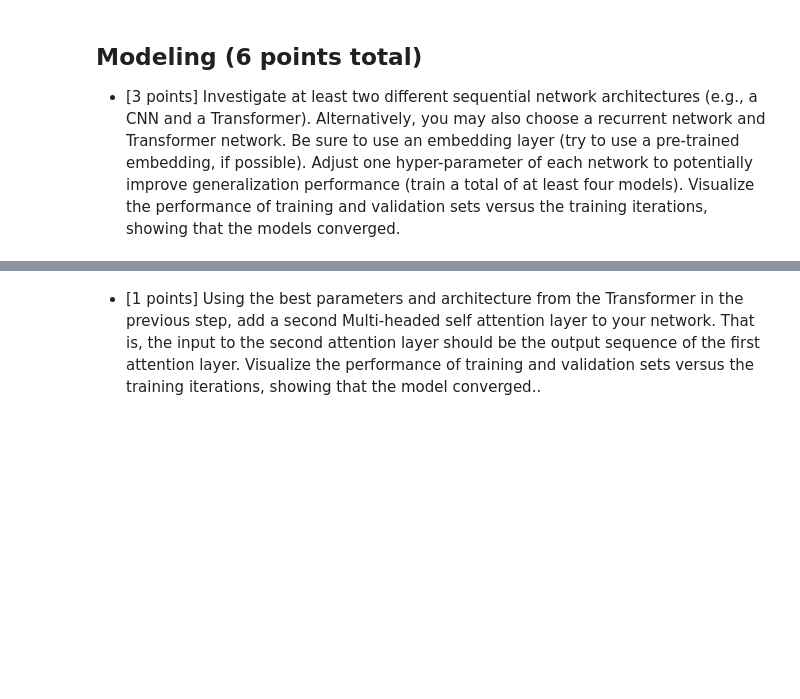
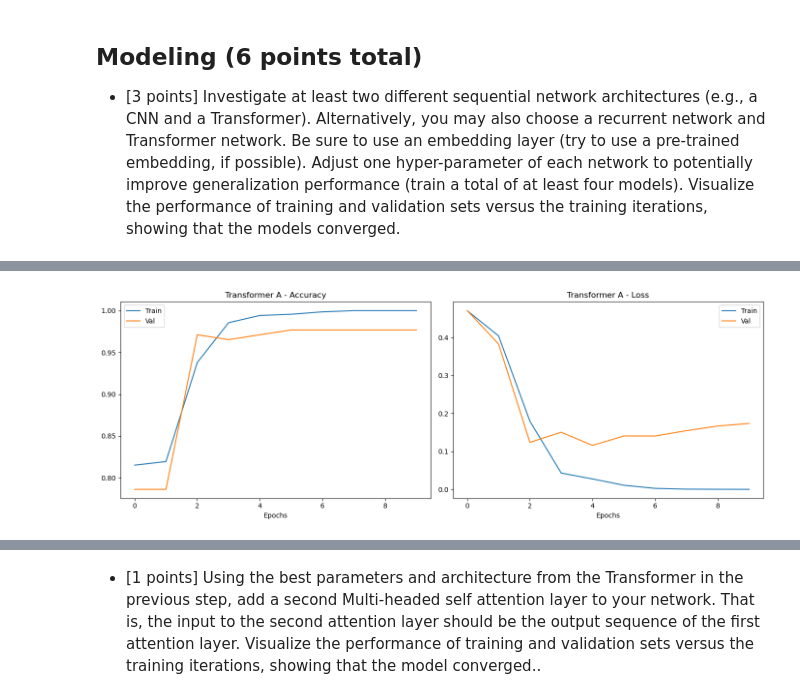
Before and after one commit to 48878679/CS5324_Lab7, a Jupyter notebook: Lab7.ipynb, the cells around one changed output, grey strips where cells are left out. Drawn from its saved outputs; the diff is of its cells as text; code cells hidden in the pictures; blank space fills up the shorter version.

```diff
--- a/Lab7.ipynb
+++ b/Lab7.ipynb
@@ -31,0 +235,91 @@ test_df = pd.read_csv('SMS_test.csv', encoding='cp1252')
+# %%
+# Transformer
+
+# Prepare
+train_texts = [str(t) for t in (X_train.tolist() if isinstance(X_train, np.ndarray) else X_train)]
+test_texts = [str(t) for t in (X_test.tolist() if isinstance(X_test, np.ndarray) else X_test)]
+
+# Tokenize
+tok = Tokenizer()
+tok.fit_on_texts(train_texts)
+train_seq = tok.texts_to_sequences(train_texts)
+test_seq = tok.texts_to_sequences(test_texts)
+vocab = len(tok.word_index) + 1
+max_len = max(len(seq) for seq in train_seq)
+
+# Pad
+X_train_pad = pad_sequences(train_seq, maxlen=max_len, padding='post')
+X_test_pad = pad_sequences(test_seq, maxlen=max_len, padding='post')
+
+# Transformer A
+def transformer_a(heads=4, dim=100):
+    inp = Input(shape=(max_len,))
+    emb = Embedding(input_dim=vocab, output_dim=dim)(inp)
+    attn = MultiHeadAttention(num_heads=heads, key_dim=dim)(emb, emb)
+    flat = Flatten()(attn)
+    dense = Dense(10, activation='relu')(flat)
+    out = Dense(1, activation='sigmoid')(dense)
+    model = Model(inputs=inp, outputs=out)
+    model.compile(optimizer=Adam(), loss='binary_crossentropy', metrics=['accuracy'])
+    return model
+
+model_a = transformer_a()
+hist_a = model_a.fit(X_train_pad, y_train, epochs=10, batch_size=32, validation_split=0.2)
+
+# Predict & evaluate
+pred_a = (model_a.predict(X_test_pad) > 0.5).astype(int)
+print("F1 A:", f1_score(y_test, pred_a))
+print("Conf A:\n", confusion_matrix(y_test, pred_a))
+
+# Plot A
+fig, ax = plt.subplots(1, 2, figsize=(14, 5))
+ax[0].plot(hist_a.history['accuracy'], label='Train')
+ax[0].plot(hist_a.history['val_accuracy'], label='Val')
+ax[0].set_title('Transformer A - Accuracy')
+ax[0].set_xlabel('Epochs')
+ax[0].legend()
+
+ax[1].plot(hist_a.history['loss'], label='Train')
+ax[1].plot(hist_a.history['val_loss'], label='Val')
+ax[1].set_title('Transformer A - Loss')
+ax[1].set_xlabel('Epochs')
+ax[1].legend()
+plt.tight_layout()
+plt.show()
+
+# Transformer B
+def transformer_b(heads=6, dim=200):
+    inp = Input(shape=(max_len,))
+    emb = Embedding(input_dim=vocab, output_dim=dim)(inp)
+    attn = MultiHeadAttention(num_heads=heads, key_dim=dim)(emb, emb)
+    flat = Flatten()(attn)
+    dense = Dense(10, activation='relu')(flat)
+    out = Dense(1, activation='sigmoid')(dense)
+    model = Model(inputs=inp, outputs=out)
+    model.compile(optimizer=Adam(), loss='binary_crossentropy', metrics=['accuracy'])
+    return model
+
+model_b = transformer_b()
+hist_b = model_b.fit(X_train_pad, y_train, epochs=10, batch_size=32, validation_split=0.2)
+
+# Predict & evaluate B
+pred_b = (model_b.predict(X_test_pad) > 0.5).astype(int)
+print("F1 B:", f1_score(y_test, pred_b))
+print("Conf B:\n", confusion_matrix(y_test, pred_b))
+
+# Plot B
+fig, ax = plt.subplots(1, 2, figsize=(14, 5))
+ax[0].plot(hist_b.history['accuracy'], label='Train')
+ax[0].plot(hist_b.history['val_accuracy'], label='Val')
+ax[0].set_title('Transformer B - Accuracy')
+ax[0].set_xlabel('Epochs')
+ax[0].legend()
+
+ax[1].plot(hist_b.history['loss'], label='Train')
+ax[1].plot(hist_b.history['val_loss'], label='Val')
+ax[1].set_title('Transformer B - Loss')
+ax[1].set_xlabel('Epochs')
+ax[1].legend()
+plt.tight_layout()
+plt.show()
+# %% [output]
@@ -31,0 +343 @@ test_df = pd.read_csv('SMS_test.csv', encoding='cp1252')
+[figure, added]
```
Also changed, not shown: parts of 8 cells of this notebook.
